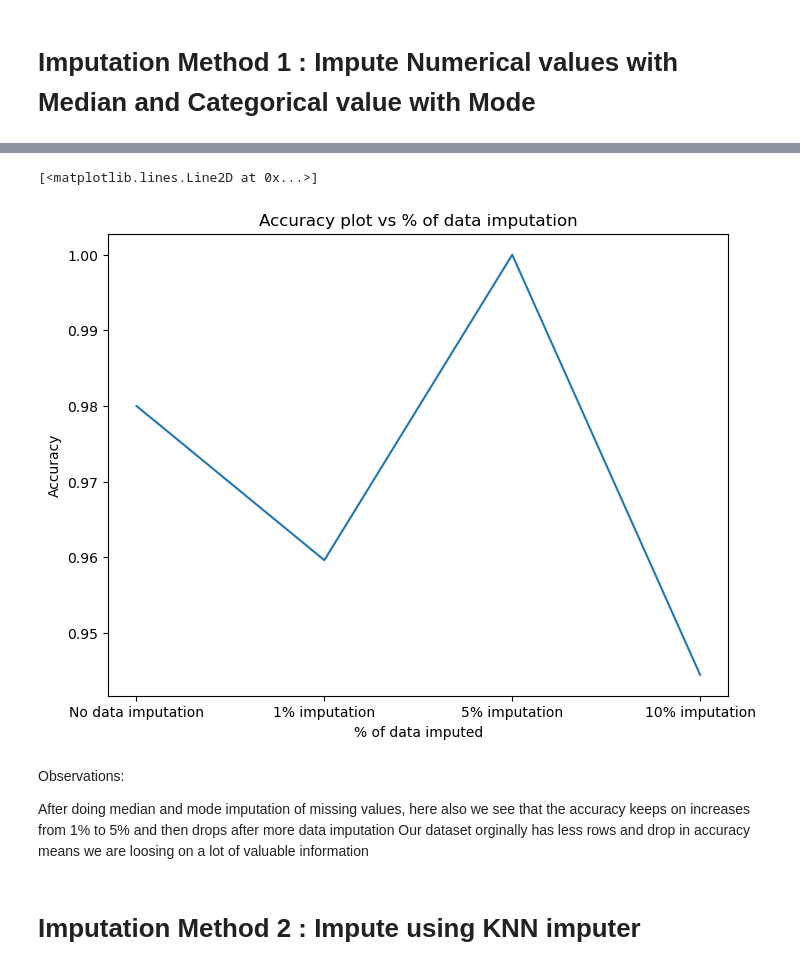
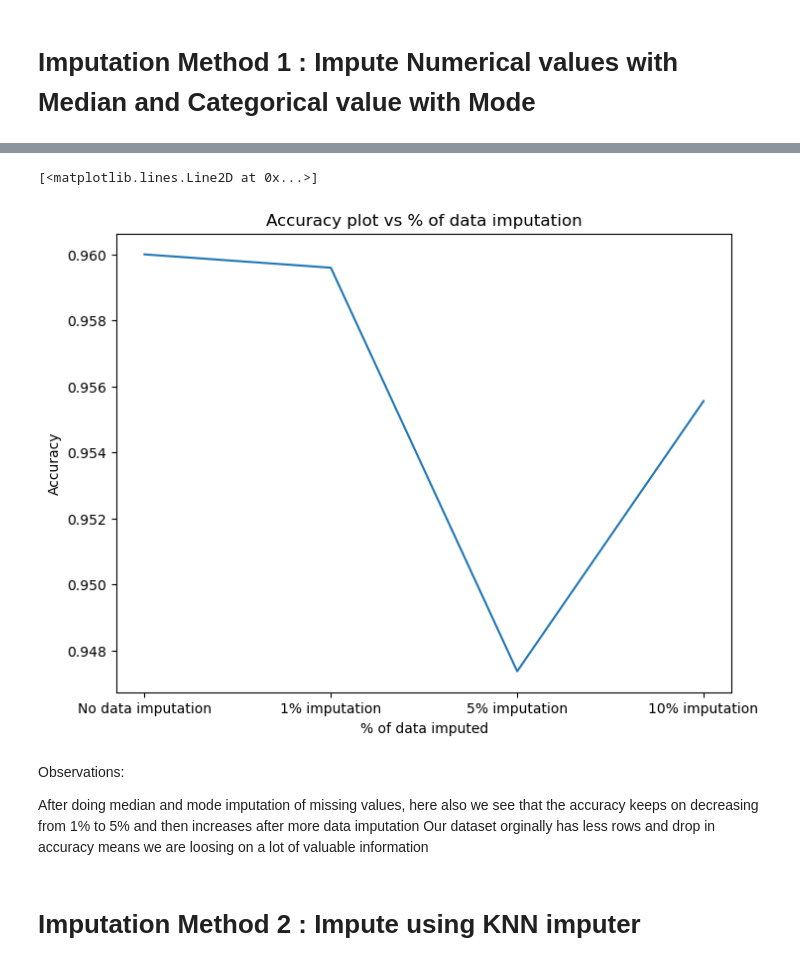
Before and after one commit to Akshathapatil1998/Data-Science-Assignments-INFO6105, a Jupyter notebook: Assignment 1 - ML Data Cleaning & Feature Selection.ipynb, the cells around one changed output, grey strips where cells are left out. Drawn from its saved outputs; the diff is of its cells as text; code cells hidden in the pictures.

```diff
--- a/Assignment 1 - ML Data Cleaning & Feature Selection.ipynb
+++ b/Assignment 1 - ML Data Cleaning & Feature Selection.ipynb
@@ -606,0 +580,10 @@ The ratio of 80%-20% for train-test split appears to be distributed correctly fo
+# %%
+# Using Gradient Boosting Classifier Results
+
+from sklearn import ensemble
+model_3=ensemble.GradientBoostingClassifier()
+model_3.fit(X_train,y_train)
+cols=X_train.columns
+plt.figure(figsize=(15, 7))
+plt.barh(cols,model_3.feature_importances_, color ="#00b3b3")
+plt.title('Feature Importance ', size=14)
@@ -610,3 +600,9 @@ The ratio of 80%-20% for train-test split appears to be distributed correctly fo
 from sklearn.metrics import r2_score, mean_squared_error
 from sklearn.linear_model import LinearRegression
 from sklearn import datasets, linear_model
+# %%
+# Create linear regression object
+regr = linear_model.LinearRegression()
+
+# Train the model using the training sets
+regr.fit(X_train,y_train)
@@ -614,9 +612,9 @@ from sklearn import datasets, linear_model
 # Create linear regression object
 from sklearn.linear_model import LogisticRegression
 
-model = LogisticRegression()
+regr = LogisticRegression()
 # Train the model using the training sets
-model.fit(X_train,y_train)
-print('Training accuracy : ',model.score(X_train,y_train)*100)
-print('Test accuracy : ',model.score(X_test,y_test)*100)
+regr.fit(X_train,y_train)
+print('Training accuracy : ',regr.score(X_train,y_train)*100)
+print('Test accuracy : ',regr.score(X_test,y_test)*100)
 # %% [output]
@@ -662,0 +674,10 @@ R^2 score on test set = 1.0
+# %%
+# Make predictions using the validation set
+y_pred = regr.predict(X_val)
+
+# The mean squared error
+print('Mean squared error: %.2f'% mean_squared_error(y_val, y_pred))
+# The coefficient of determination: 1 is perfect prediction
+print('Coefficient of determination: %.2f'% r2_score(y_val, y_pred))
+r2_val = r2_score(y_val,y_pred)
+print('R^2 score on validation set =',r2_val)
@@ -840,22 +897,22 @@ For 5% Imputation Dataset
 
 -------------------------------
 # %%
-model_firssthand_accuracy = 0.98
+model_firssthand_accuracy = 0.96
 plt.figure(figsize=(8, 6))
 accuracy=[model_firssthand_accuracy,accuracy_1_te,accuracy_2_te,accuracy_3_te]
 log_loss=[log_loss_1_te,log_loss_2_te,log_loss_3_te]
 label=['No data imputation','1% imputation','5% imputation','10% imputation']
 plt.title('Accuracy plot vs % of data imputation')
 plt.ylabel('Accuracy')
 plt.xlabel('% of data imputed')
 plt.plot(label,accuracy)
 # %% [output]
 [<matplotlib.lines.Line2D at 0x...>]
-[figure, old version]
+[figure, new version]
 # %% [markdown]
 Observations:
 
-After doing median and mode imputation of missing values, here also we see that the accuracy keeps on increases from 1% to 5% and then drops after more data imputation
+After doing median and mode imputation of missing values, here also we see that the accuracy keeps on decreasing from 1% to 5% and then increases after more data imputation
 Our dataset orginally has less rows and drop in accuracy means we are loosing on a lot of valuable information
 # %% [markdown]
 # Imputation Method 2 : Impute using KNN imputer
```
Also changed, not shown: parts of 43 cells of this notebook.
